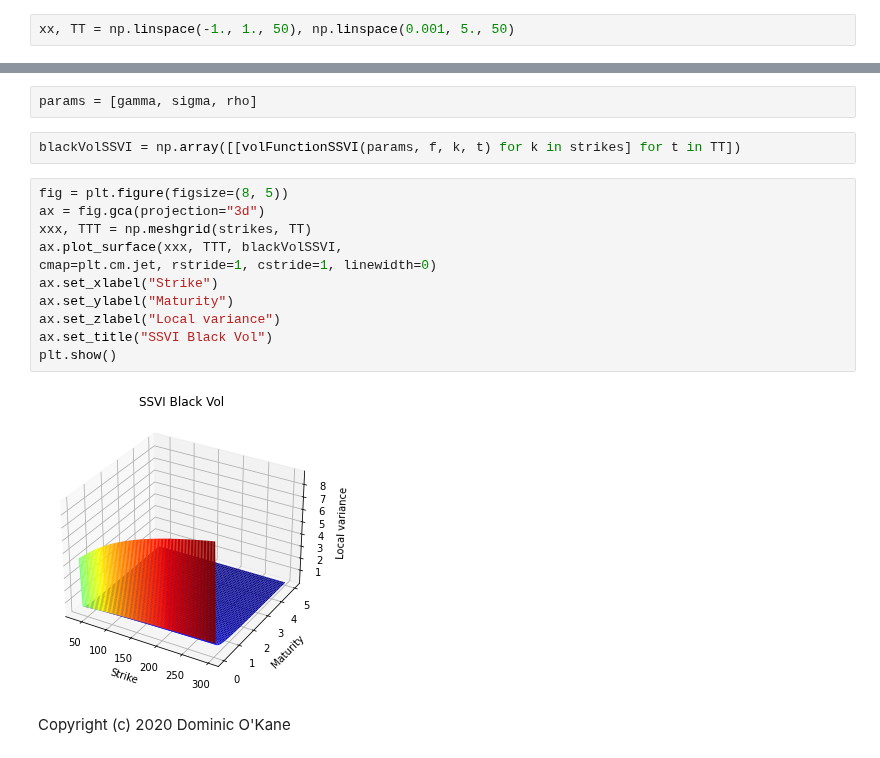
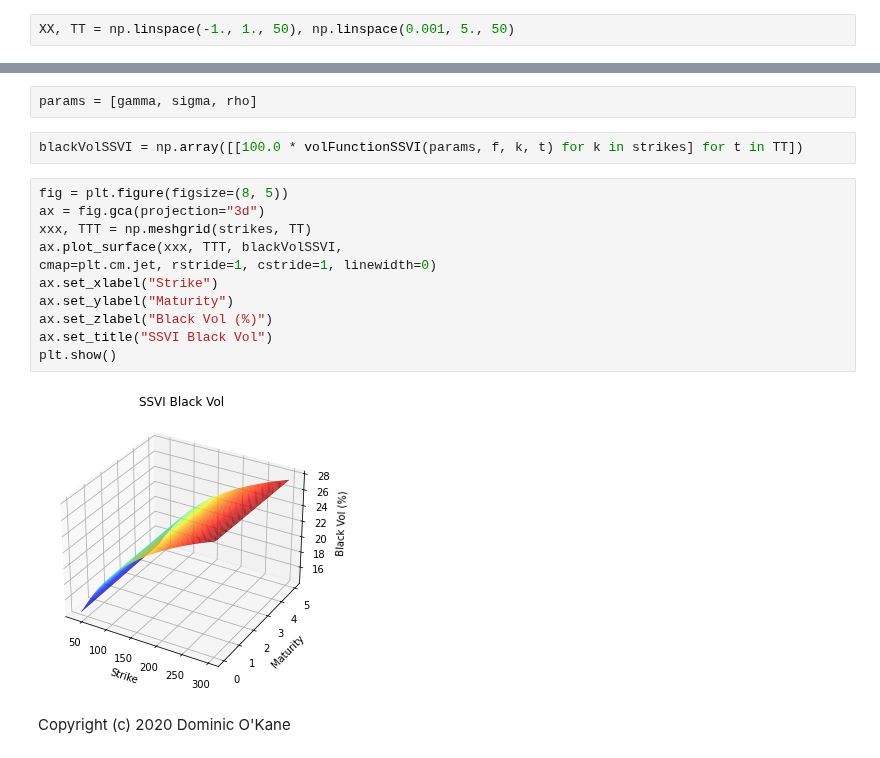
Before and after one commit to domokane/FinancePy, a Jupyter notebook: notebooks/models/FINVOLFUNCTIONS_SSVI_MODEL.ipynb, the cells around one changed output, grey strips where cells are left out. Cells and saved outputs as stored; diff of their text form.

```diff
--- a/notebooks/models/FINVOLFUNCTIONS_SSVI_MODEL.ipynb
+++ b/notebooks/models/FINVOLFUNCTIONS_SSVI_MODEL.ipynb
@@ -66,7 +66,7 @@ Consistency check to avoid static arbitrage:  True
 # %%
 params = np.array([gamma, sigma, rho])
 # %%
-xx, TT = np.linspace(-1., 1., 50), np.linspace(0.001, 5., 50)
+XX, TT = np.linspace(-1., 1., 50), np.linspace(0.001, 5., 50)
 # %%
 localVarianceSSVI = np.array([[SSVI_LocalVarg(x, gamma, sigma, rho, t) for x in XX] for t in TT])
 # %%
@@ -85,19 +85,19 @@ plt.show()
 # %%
 params = [gamma, sigma, rho]
 # %%
-blackVolSSVI = np.array([[volFunctionSSVI(params, f, k, t) for k in strikes] for t in TT])
+blackVolSSVI = np.array([[100.0 * volFunctionSSVI(params, f, k, t) for k in strikes] for t in TT])
 # %%
 fig = plt.figure(figsize=(8, 5))
 ax = fig.gca(projection="3d")
 xxx, TTT = np.meshgrid(strikes, TT)
 ax.plot_surface(xxx, TTT, blackVolSSVI,
 cmap=plt.cm.jet, rstride=1, cstride=1, linewidth=0)
 ax.set_xlabel("Strike")
 ax.set_ylabel("Maturity")
-ax.set_zlabel("Local variance")
+ax.set_zlabel("Black Vol (%)")
 ax.set_title("SSVI Black Vol")
 plt.show()
 # %% [output]
-[figure, old version]
+[figure, new version]
 # %% [markdown]
 Copyright (c) 2020 Dominic O'Kane
```
Also changed, not shown: parts of 2 cells of this notebook, 4 other files.
